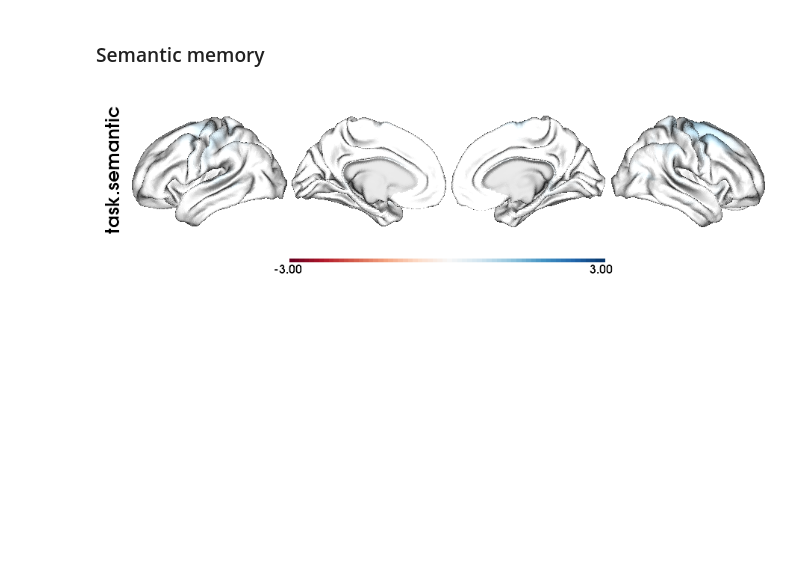
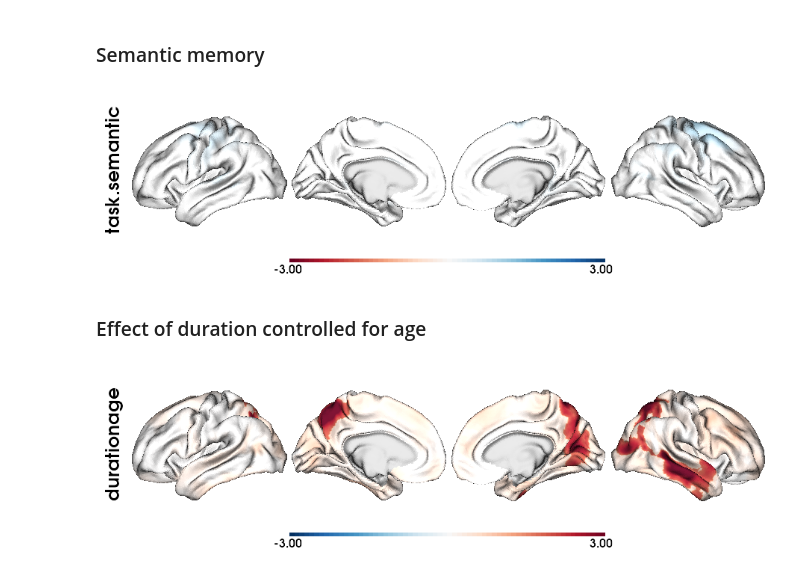
Before and after one commit to MICA-MNI/2025_in-vivo_tauPET-mk6240_TLE, a Jupyter notebook: scripts/Fig-3_clinical-cognitive_correlations.ipynb, the cells around one changed output. Cells and saved outputs as stored; diff of their text form; code cells hidden in the pictures; blank space fills up the shorter version.

Commit message:
Added duration~age

```diff
--- a/scripts/Fig-3_clinical-cognitive_correlations.ipynb
+++ b/scripts/Fig-3_clinical-cognitive_correlations.ipynb
@@ -81,3 +81,24 @@ slm_surf(df, feat='Epi.Acc.D.per', Y=tauMK6240, neg_tail=True, cthr=0.05, scale=
 slm_surf(df, feat='task.semantic', Y=tauMK6240, neg_tail=True, cthr=0.05, alpha=0.5, scale=1, nan_color=(0.8, 0.8, 0.8, 1))
 # %% [output]
 [figure]
+# %% [markdown]
+### Effect of duration controlled for age
+# %%
+from sklearn.linear_model import LinearRegression
+
+# Create linear regression object
+mod = LinearRegression()
+
+# Fit the data to the model
+slm = mod.fit(df.loc[idx, ['age']], df.loc[idx, 'duration'])  # Ensure age is 2D
+
+# Generate the predicted values
+predic = mod.predict(df.loc[idx, ['age']])  # Use mod.predict(), not slm
+
+# Compute residuals using .loc[] to avoid SettingWithCopyWarning
+df.loc[idx, 'durationage'] = df.loc[idx, 'duration'] - predic
+
+# Apply slm_surf function
+slm_surf(df[idx], tauMK6240[idx, :], feat='durationage', neg_tail=False, cthr=0.05, scale=1, nan_color=(0.8, 0.8, 0.8, 1))
+# %% [output]
+[figure, added]
```
Also changed, not shown: parts of 1 cell of this notebook.
